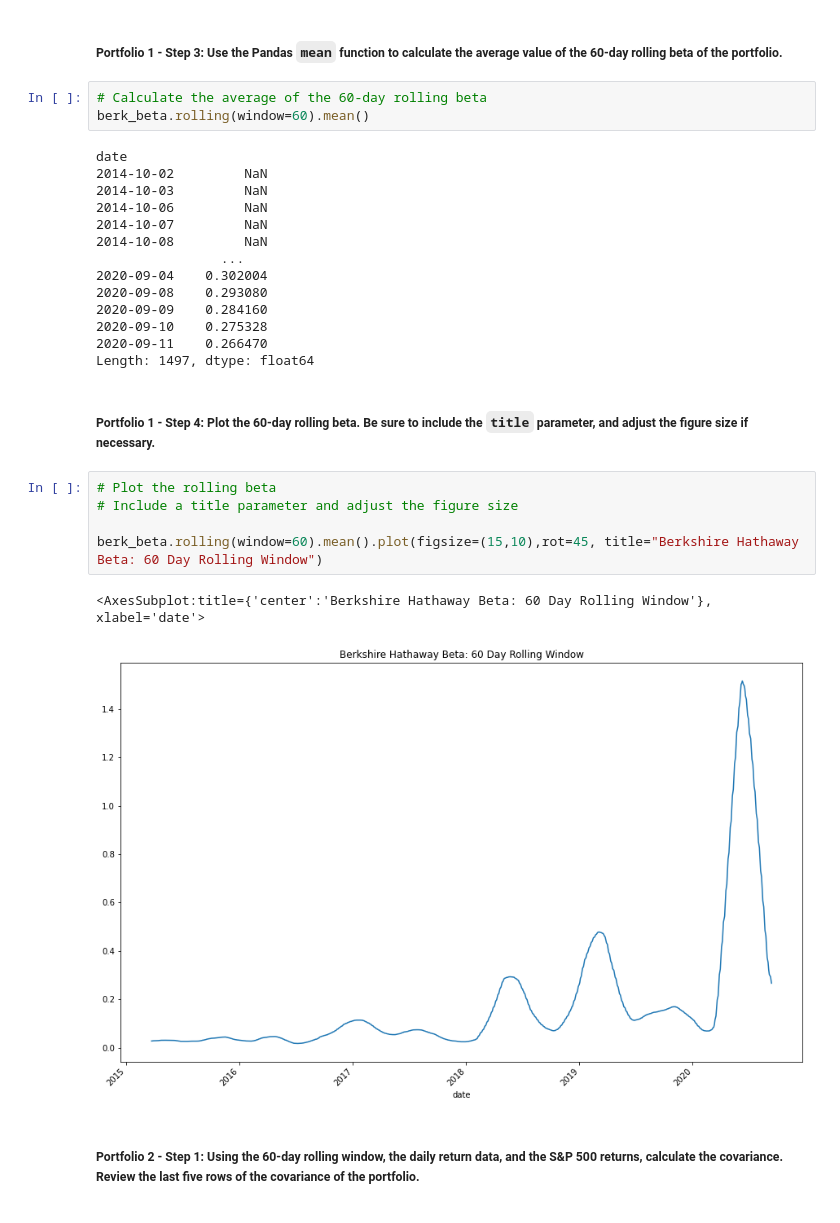
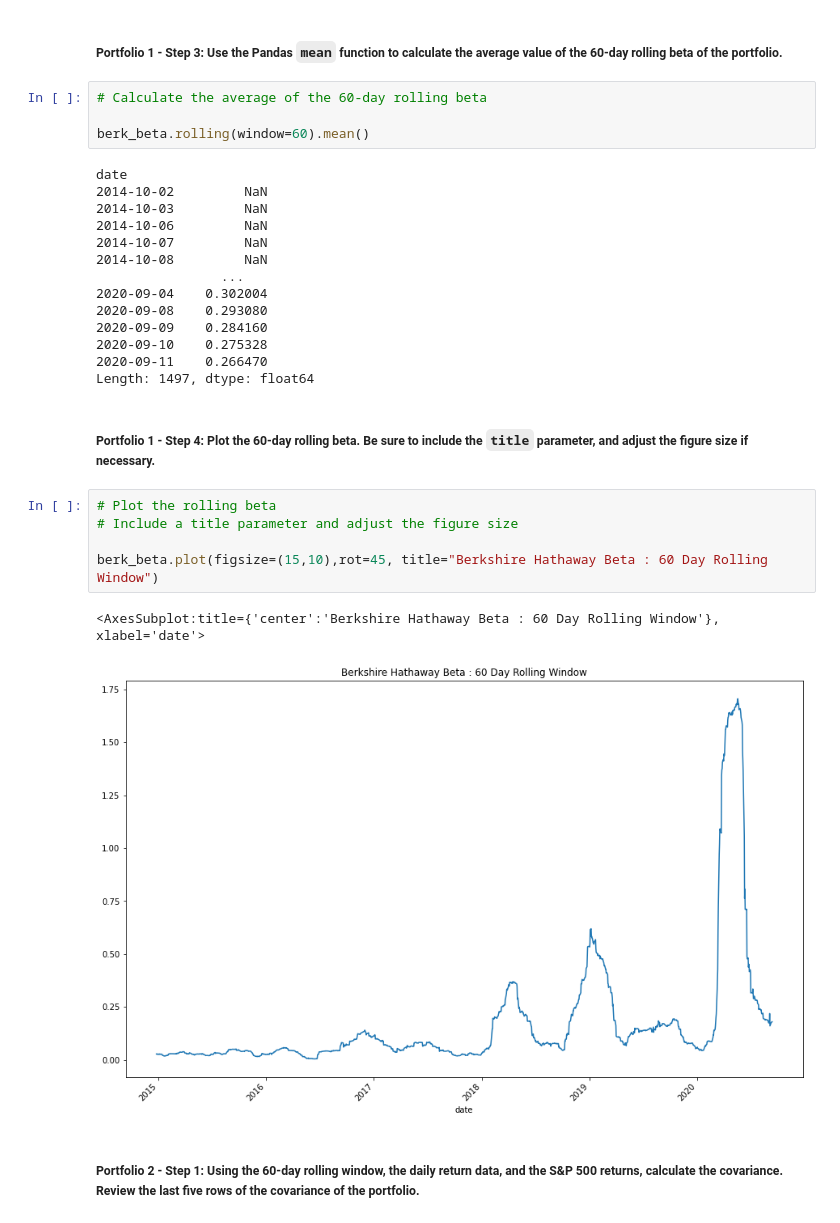
Before and after one commit to TracyMichael/Module-Challenge-4, a Jupyter notebook: risk_return_analysis.ipynb, the cells around one changed output. Saved outputs shown, nothing was run; the diff lists cells and outputs as text.

```diff
--- a/risk_return_analysis.ipynb
+++ b/risk_return_analysis.ipynb
@@ -498,6 +491,7 @@ dtype: float64
 ##### Portfolio 1 - Step 3: Use the Pandas `mean` function to calculate the average value of the 60-day rolling beta of the portfolio.
 # %%
 # Calculate the average of the 60-day rolling beta
+
 berk_beta.rolling(window=60).mean()
 # %% [output]
 date
@@ -518,11 +512,11 @@ Length: 1497, dtype: float64
 # %%
 # Plot the rolling beta
 # Include a title parameter and adjust the figure size
 
-berk_beta.rolling(window=60).mean().plot(figsize=(15,10),rot=45, title="Berkshire Hathaway Beta: 60 Day Rolling Window")
+berk_beta.plot(figsize=(15,10),rot=45, title="Berkshire Hathaway Beta : 60 Day Rolling Window")
 # %% [output]
-<AxesSubplot:title={'center':'Berkshire Hathaway Beta: 60 Day Rolling Window'}, xlabel='date'>
+<AxesSubplot:title={'center':'Berkshire Hathaway Beta : 60 Day Rolling Window'}, xlabel='date'>
-[figure, old version]
+[figure, new version]
 # %% [markdown]
 ##### Portfolio 2 - Step 1: Using the 60-day rolling window, the daily return data, and the S&P 500 returns, calculate the covariance. Review the last five rows of the covariance of the portfolio.
 # %%
```
Also changed, not shown: parts of 3 cells of this notebook.
